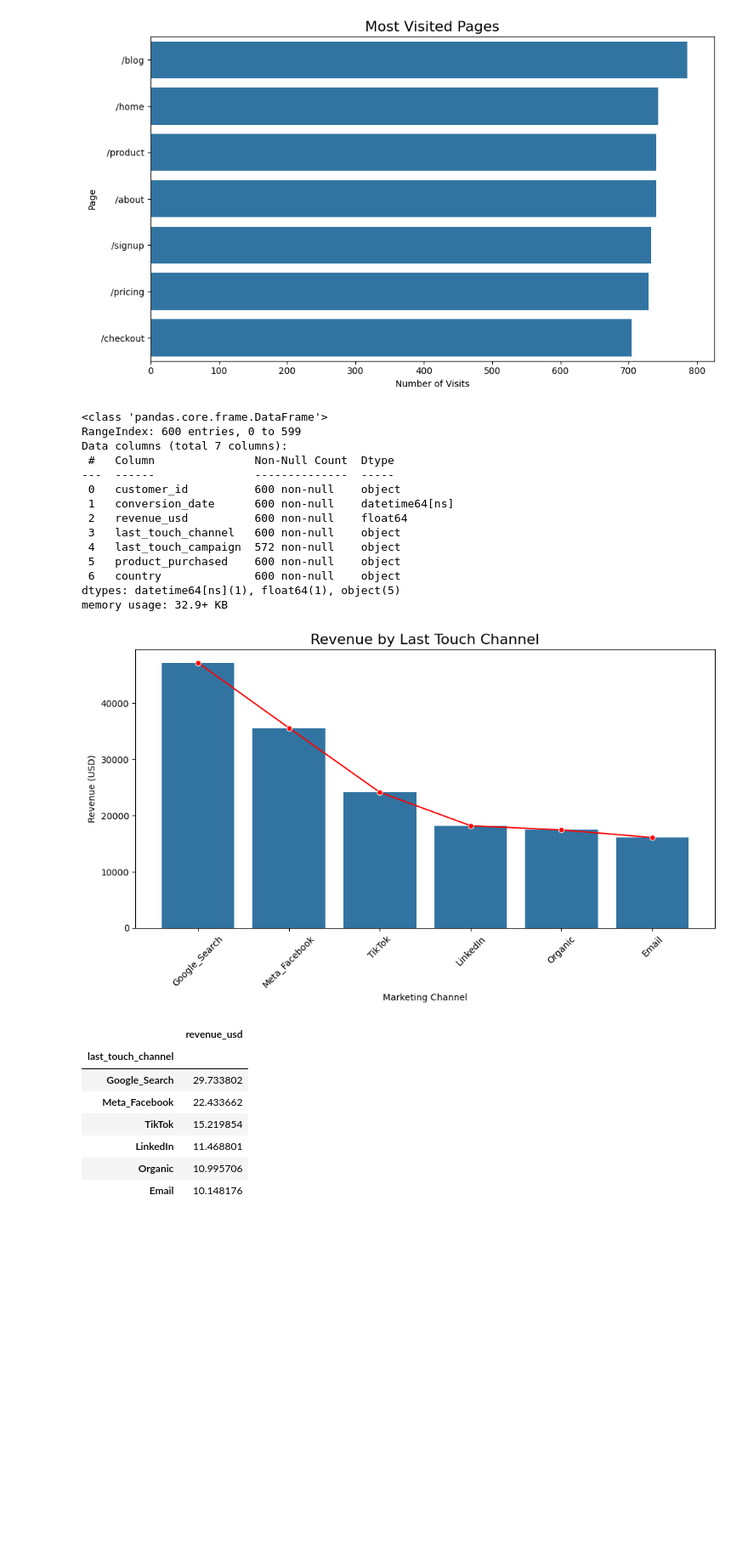
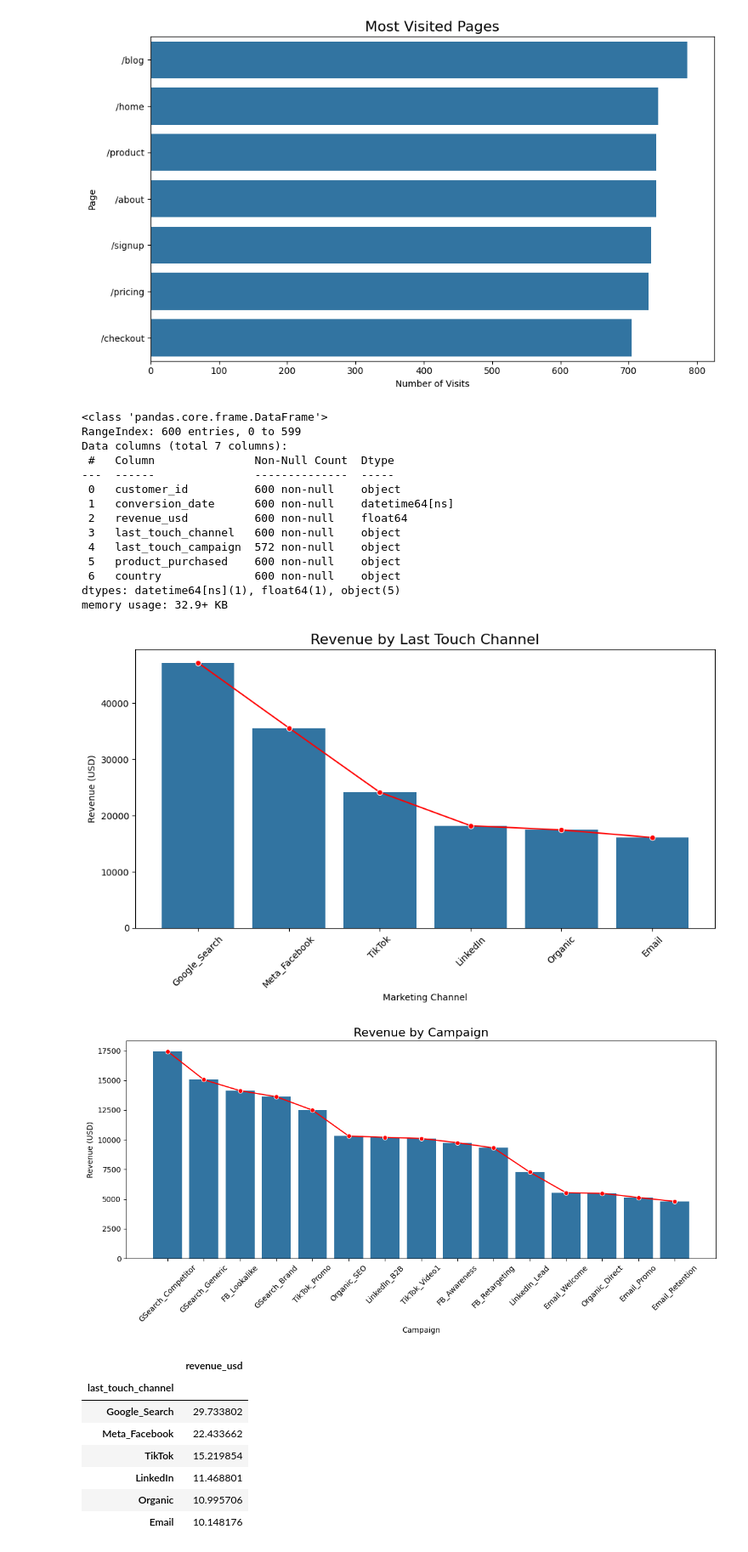
Before and after one commit to banerjee109/Infotact-Data-Team-2, a Jupyter notebook: Assignmenet_1_Roughbook.ipynb, the cells around one changed output. Shown at 85% size. Drawn from its saved outputs; the diff is of its cells as text; code cells hidden in the pictures; blank space fills up the shorter version.

Commit message:
Created barplot to asses revenue by campaign and trend line

```diff
--- a/Assignmenet_1_Roughbook.ipynb
+++ b/Assignmenet_1_Roughbook.ipynb
@@ -545,34 +545,47 @@ crm_df.groupby("last_touch_campaign")["revenue_usd"].agg(['sum','mean']).sort_va
 crm_df.groupby("country")["revenue_usd"].mean().sort_values(ascending=False)
 crm_df.columns
 
 ##VISUALISATIONS
-##1
+##1 Revenue from last touch channel
 revenue_channel =crm_df.groupby("last_touch_channel")["revenue_usd"].sum().sort_values(ascending=False).reset_index()
 plt.figure(figsize=(10,6))
 sns.barplot(data=revenue_channel,x="last_touch_channel",y="revenue_usd")
 sns.lineplot(data=revenue_channel,x="last_touch_channel",y="revenue_usd",color="red",marker="o")
 plt.title("Revenue by Last Touch Channel", fontsize=16)
 plt.xlabel("Marketing Channel")
 plt.ylabel("Revenue (USD)")
 plt.xticks(rotation=45)
 plt.tight_layout()
 plt.show()
+
+##Revenue By Campaign
+revenue_campaign = crm_df.groupby("last_touch_campaign")["revenue_usd"].sum().sort_values(ascending=False).reset_index()
+plt.figure(figsize=(12,6))
+sns.barplot(data=revenue_campaign,x="last_touch_campaign",y="revenue_usd")
+sns.lineplot(data=revenue_campaign,x="last_touch_campaign",y="revenue_usd",color="red",marker="o")
+plt.title("Revenue by Campaign", fontsize=16)
+plt.xlabel("Campaign")
+plt.ylabel("Revenue (USD)")
+plt.xticks(rotation=45)
+plt.tight_layout()
+plt.show()
 # %% [output]
 <class 'pandas.core.frame.DataFrame'>
 RangeIndex: 600 entries, 0 to 599
 Data columns (total 7 columns):
  #   Column               Non-Null Count  Dtype
 ---  ------               --------------  -----
  0   customer_id          600 non-null    object
  1   conversion_date      600 non-null    datetime64[ns]
  2   revenue_usd          600 non-null    float64
  3   last_touch_channel   600 non-null    object
  4   last_touch_campaign  572 non-null    object
  5   product_purchased    600 non-null    object
  6   country              600 non-null    object
 dtypes: datetime64[ns](1), float64(1), object(5)
 memory usage: 32.9+ KB
 [figure]
+[figure, added]
 # %%
 import pandas as pd
 crm_df = pd.read_csv("crm_conversion_data.csv")
```
